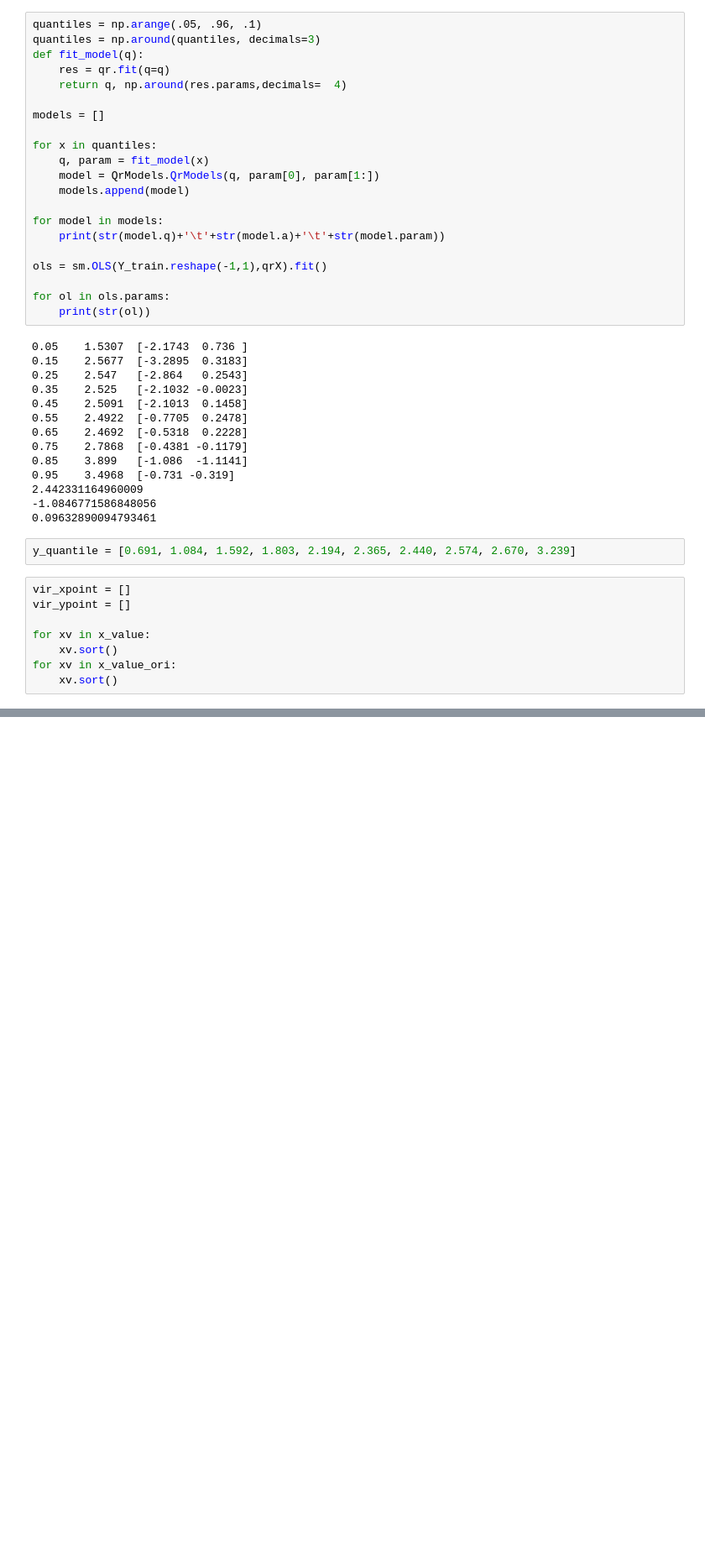
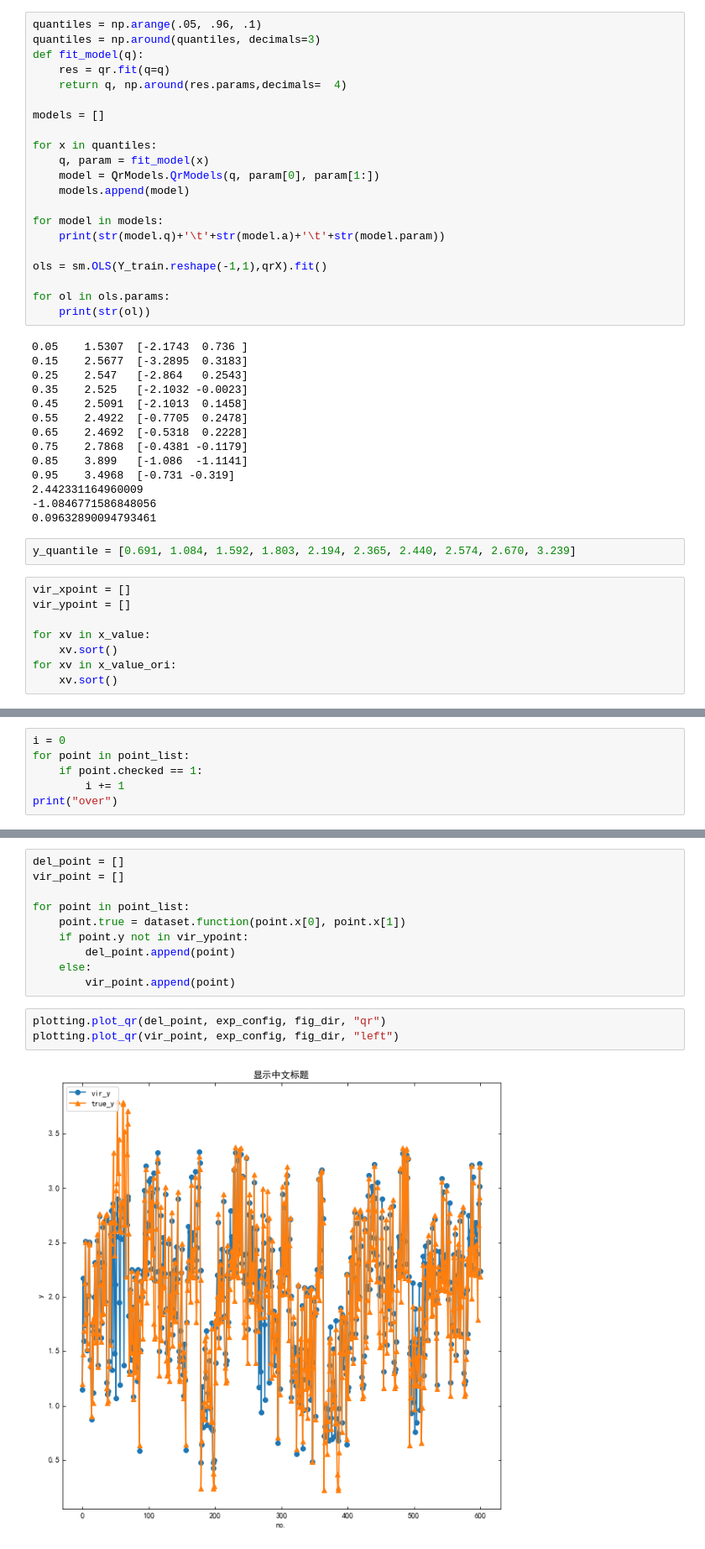
Before and after one commit to Aries-my/VSG, a Jupyter notebook: notebook/synthetic_data.ipynb, the cells around one changed output, grey strips where cells are left out. Shown at 84% size. Saved outputs shown, nothing was run; the diff lists cells and outputs as text; blank space fills up the shorter version.

```diff
--- a/notebook/synthetic_data.ipynb
+++ b/notebook/synthetic_data.ipynb
@@ -298,0 +301,6 @@ importlib.reload(QRselection)
+# %%
+i = 0
+for point in point_list:
+    if point.checked == 1:
+        i += 1
+print("over")
@@ -300,0 +317,15 @@ importlib.reload(QRselection)
+# %%
+del_point = []
+vir_point = []
+
+for point in point_list:
+    point.true = dataset.function(point.x[0], point.x[1])
+    if point.y not in vir_ypoint:
+        del_point.append(point)
+    else:
+        vir_point.append(point)
+# %%
+plotting.plot_qr(del_point, exp_config, fig_dir, "qr")
+plotting.plot_qr(vir_point, exp_config, fig_dir, "left")
+# %% [output]
+[figure, added]
```
Also changed, not shown: parts of 9 cells of this notebook, 4 other files.
